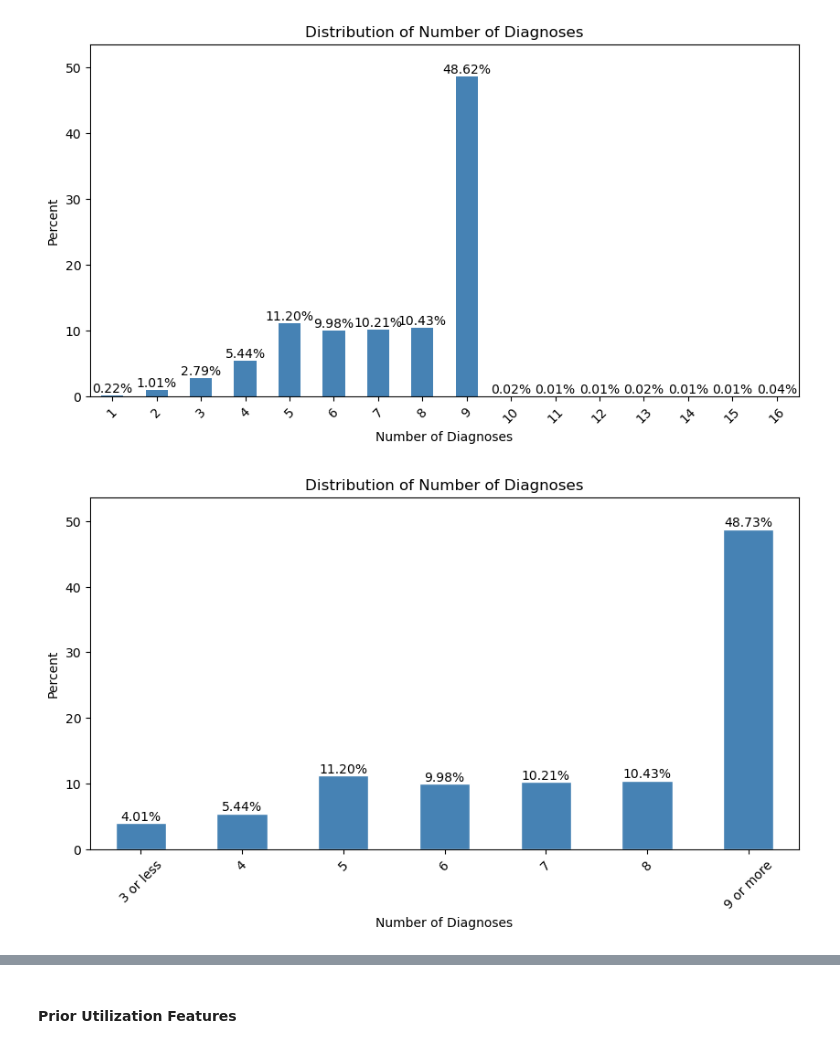
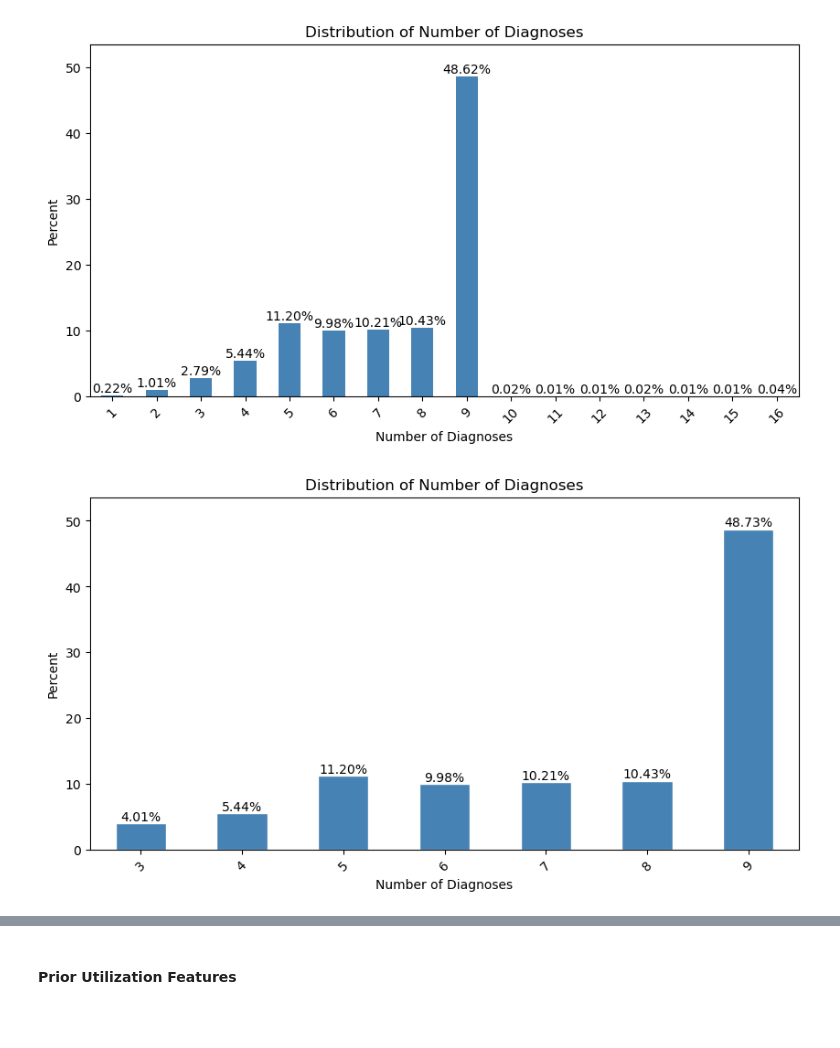
Before and after one commit to RayofData/30-Day-Hospital-Readmission-Analysis, a Jupyter notebook: EDA.ipynb, the cells around one changed output, grey strips where cells are left out. Cells and saved outputs as stored; diff of their text form; code cells hidden in the pictures; blank space fills up the shorter version.

Commit message:
Fix new categorical variables as numeric, ie "6+" is now just 6.  After plot changed age to numeric for corr plot and future models.

```diff
--- a/EDA.ipynb
+++ b/EDA.ipynb
@@ -296,6 +304,21 @@ plt.xticks(rotation=45)
 plt.show()
 # %% [output]
 [figure]
+# %%
+age_map = {
+    "[0-10)": 5,
+    "[10-20)": 15,
+    "[20-30)": 25,
+    "[30-40)": 35,
+    "[40-50)": 45,
+    "[50-60)": 55,
+    "[60-70)": 65,
+    "[70-80)": 75,
+    "[80-90)": 85,
+    "[90-100)": 95
+}
+
+clean_df["age"] = clean_df["age"].map(age_map)
 # %% [markdown]
 #### Hospital Encounter Features
 # %%
@@ -654,36 +675,36 @@ clean_df.loc[
 # %%
-diag_order = ["3 or less", 4, 5, 6, 7, 8, "9 or more"]
+diag_order = [3, 4, 5, 6, 7, 8, 9]
 
 clean_df["number_diagnoses"] = pd.Categorical(
     clean_df["number_diagnoses"],
     categories=diag_order,
     ordered=True
 )
 
 diag_pct = (
     clean_df["number_diagnoses"]
     .value_counts(normalize=True, sort = False)
     .mul(100)
 )
 
 plt.figure(figsize=(10, 5))
 ax = diag_pct.plot(kind="bar", color = "steelblue", edgecolor = "white")
 
 plt.xlabel("Number of Diagnoses")
 plt.ylabel("Percent")
 plt.title("Distribution of Number of Diagnoses")
 plt.xticks(rotation=45)
 
 for i, pct in enumerate(diag_pct.values):
     ax.text(
         i,
         pct,
         f"{pct:.2f}%",
         ha="center",
         va="bottom"
     )
 
 plt.ylim(0, diag_pct.max() * 1.1)
 plt.show()
 # %% [output]
-[figure, old version]
+[figure, new version]
```
Also changed, not shown: parts of 14 cells of this notebook.
